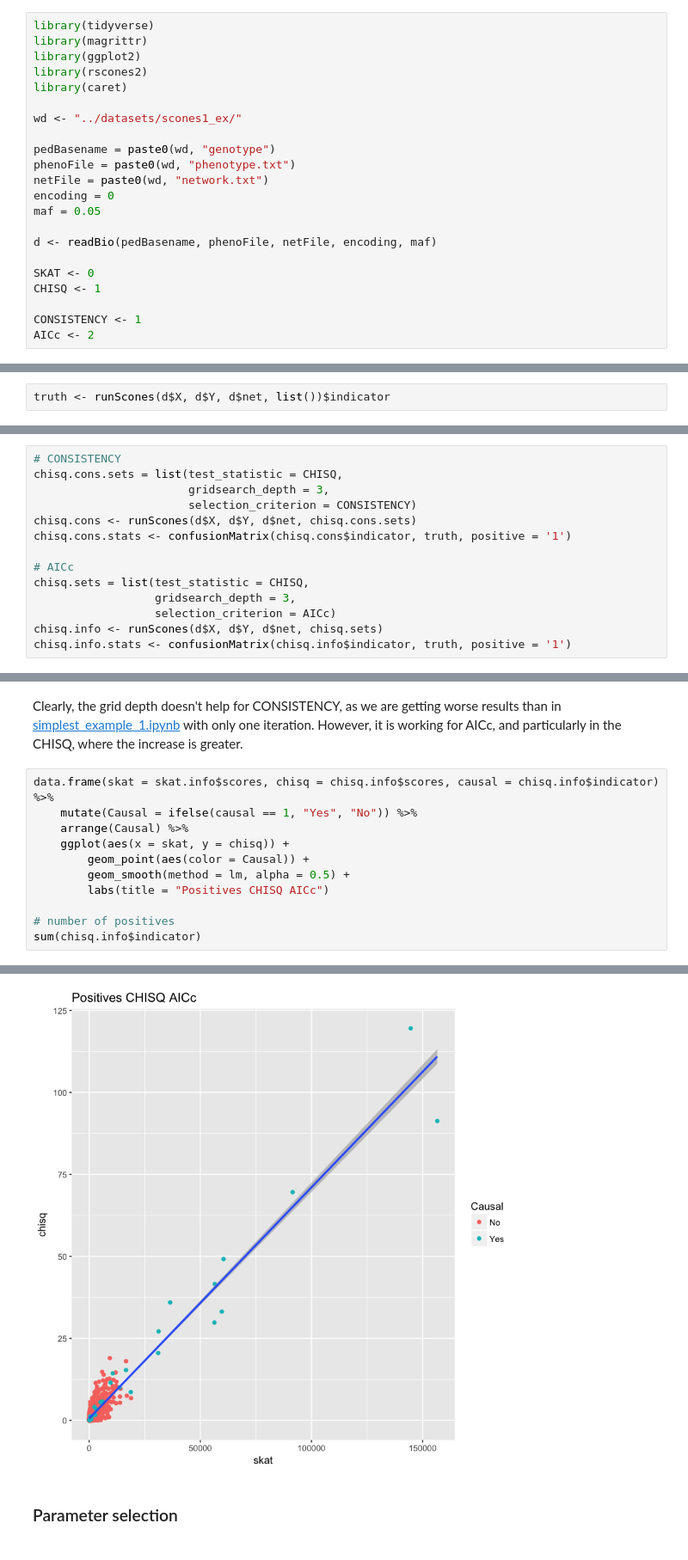
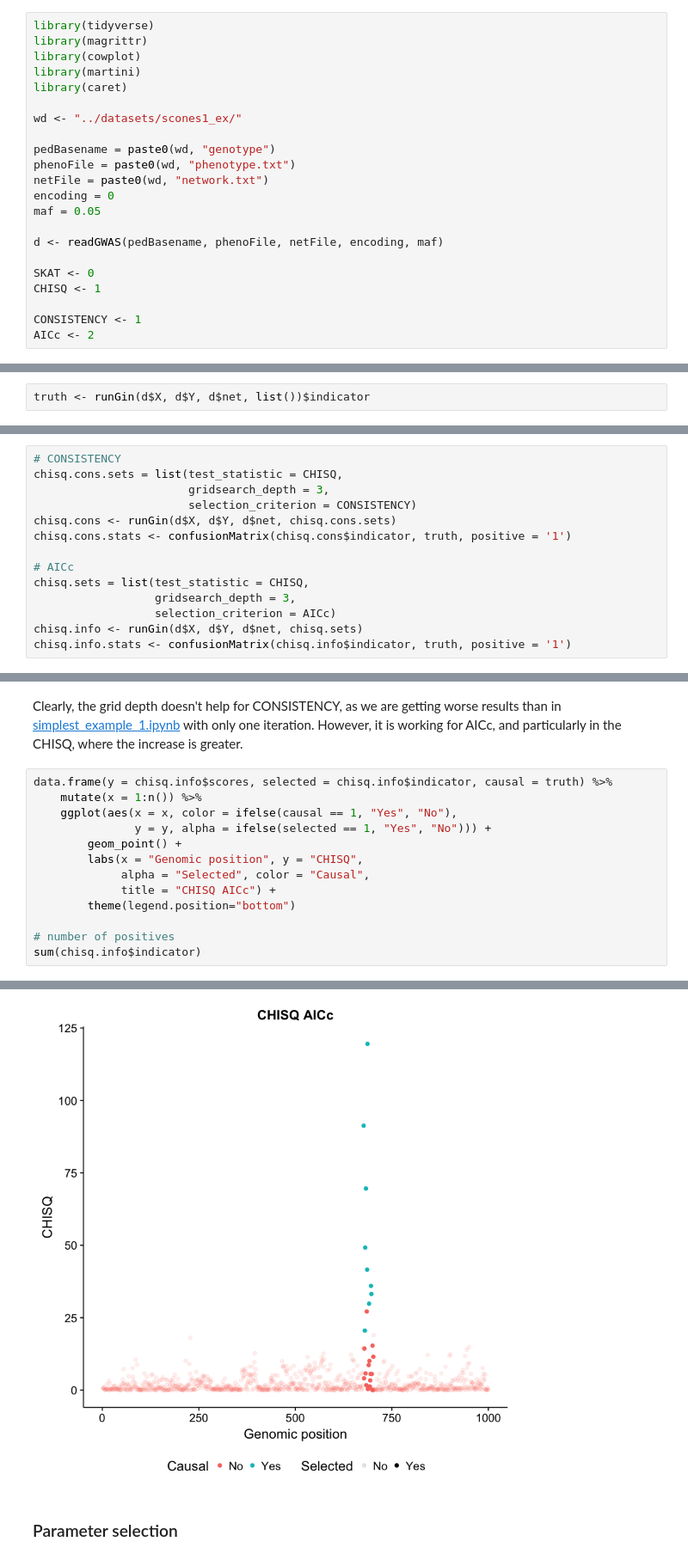
Before and after one commit to hclimente/genewa, a Jupyter notebook: logbook/simplest_example_2.ipynb, the cells around one changed output, grey strips where cells are left out. Shown at 86% size. Drawn from its saved outputs; the diff is of its cells as text.

Commit message:
updated to martini libraries

```diff
--- a/logbook/simplest_example_2.ipynb
+++ b/logbook/simplest_example_2.ipynb
@@ -1,8 +1,8 @@
 # %%
 library(tidyverse)
 library(magrittr)
-library(ggplot2)
-library(rscones2)
+library(cowplot)
+library(martini)
 library(caret)
 
 wd <- "../datasets/scones1_ex/"
@@ -13,7 +13,7 @@ netFile = paste0(wd, "network.txt")
 encoding = 0
 maf = 0.05
 
-d <- readBio(pedBasename, phenoFile, netFile, encoding, maf)
+d <- readGWAS(pedBasename, phenoFile, netFile, encoding, maf)
 
 SKAT <- 0
 CHISQ <- 1
@@ -46,7 +46,7 @@ We introduced the changes suggested in the previous notebook ie:
 
 # More exhaustive grid search
 # %%
-truth <- runScones(d$X, d$Y, d$net, list())$indicator
+truth <- runGin(d$X, d$Y, d$net, list())$indicator
 # %% [markdown]
 ## Effect on AICc and CONSISTENCY
 
@@ -78,14 +78,14 @@ skat.info.stats$byClass[["Balanced Accuracy"]]
 chisq.cons.sets = list(test_statistic = CHISQ,
                        gridsearch_depth = 3,
                        selection_criterion = CONSISTENCY)
-chisq.cons <- runScones(d$X, d$Y, d$net, chisq.cons.sets)
+chisq.cons <- runGin(d$X, d$Y, d$net, chisq.cons.sets)
 chisq.cons.stats <- confusionMatrix(chisq.cons$indicator, truth, positive = '1')
 
 # AICc
 chisq.sets = list(test_statistic = CHISQ,
                   gridsearch_depth = 3,
                   selection_criterion = AICc)
-chisq.info <- runScones(d$X, d$Y, d$net, chisq.sets)
+chisq.info <- runGin(d$X, d$Y, d$net, chisq.sets)
 chisq.info.stats <- confusionMatrix(chisq.info$indicator, truth, positive = '1')
 # %%
 chisq.cons.stats$byClass[["Balanced Accuracy"]]
@@ -96,19 +96,21 @@ chisq.info.stats$byClass[["Balanced Accuracy"]]
 # %% [markdown]
 Clearly, the grid depth doesn't help for CONSISTENCY, as we are getting worse results than in [simplest_example_1.ipynb](simplest_example_1.ipynb) with only one iteration. However, it is working for AICc, and particularly in the CHISQ, where the increase is greater.
 # %%
-data.frame(skat = skat.info$scores, chisq = chisq.info$scores, causal = chisq.info$indicator) %>%
-    mutate(Causal = ifelse(causal == 1, "Yes", "No")) %>%
-    arrange(Causal) %>%
-    ggplot(aes(x = skat, y = chisq)) +
-        geom_point(aes(color = Causal)) +
-        geom_smooth(method = lm, alpha = 0.5) +
-        labs(title = "Positives CHISQ AICc")
+data.frame(y = chisq.info$scores, selected = chisq.info$indicator, causal = truth) %>%
+    mutate(x = 1:n()) %>%
+    ggplot(aes(x = x, color = ifelse(causal == 1, "Yes", "No"),
+               y = y, alpha = ifelse(selected == 1, "Yes", "No"))) +
+        geom_point() +
+        labs(x = "Genomic position", y = "CHISQ",
+             alpha = "Selected", color = "Causal",
+             title = "CHISQ AICc") +
+        theme(legend.position="bottom")
 
 # number of positives
 sum(chisq.info$indicator)
 # %% [output]
 [1] 26
-[figure, old version]
+[figure, new version]
 # %% [markdown]
 ### Parameter selection
 # %% [markdown]
```
Also changed, not shown: parts of 4 cells of this notebook.
